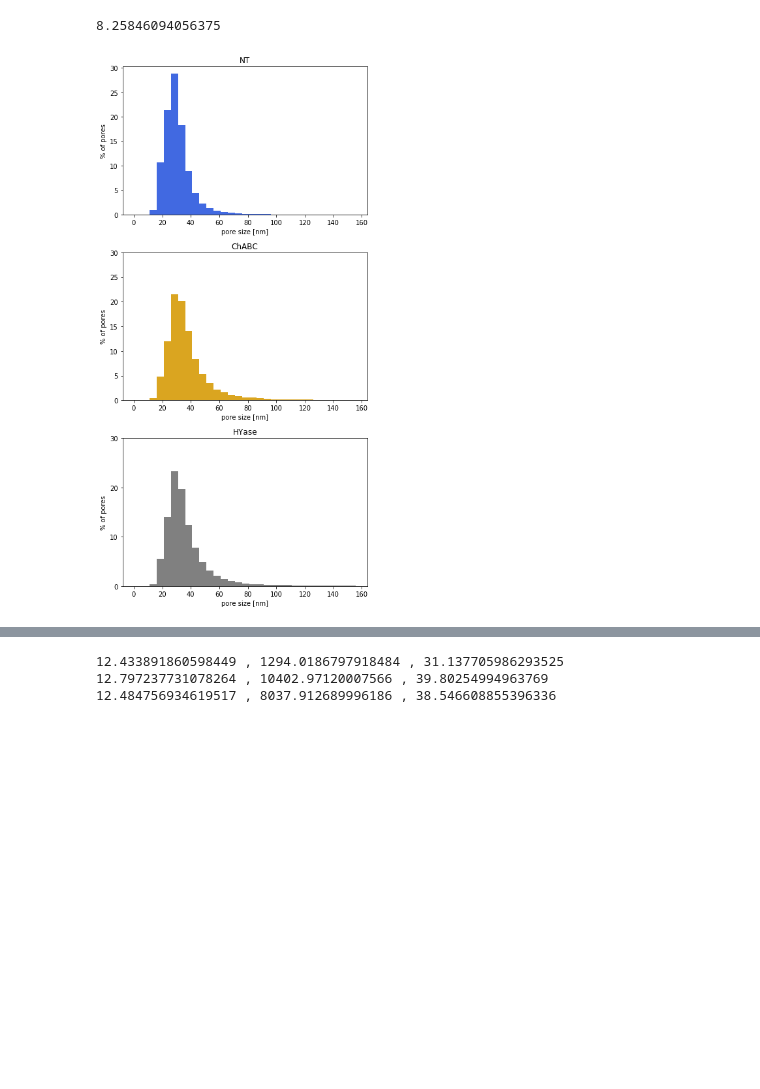
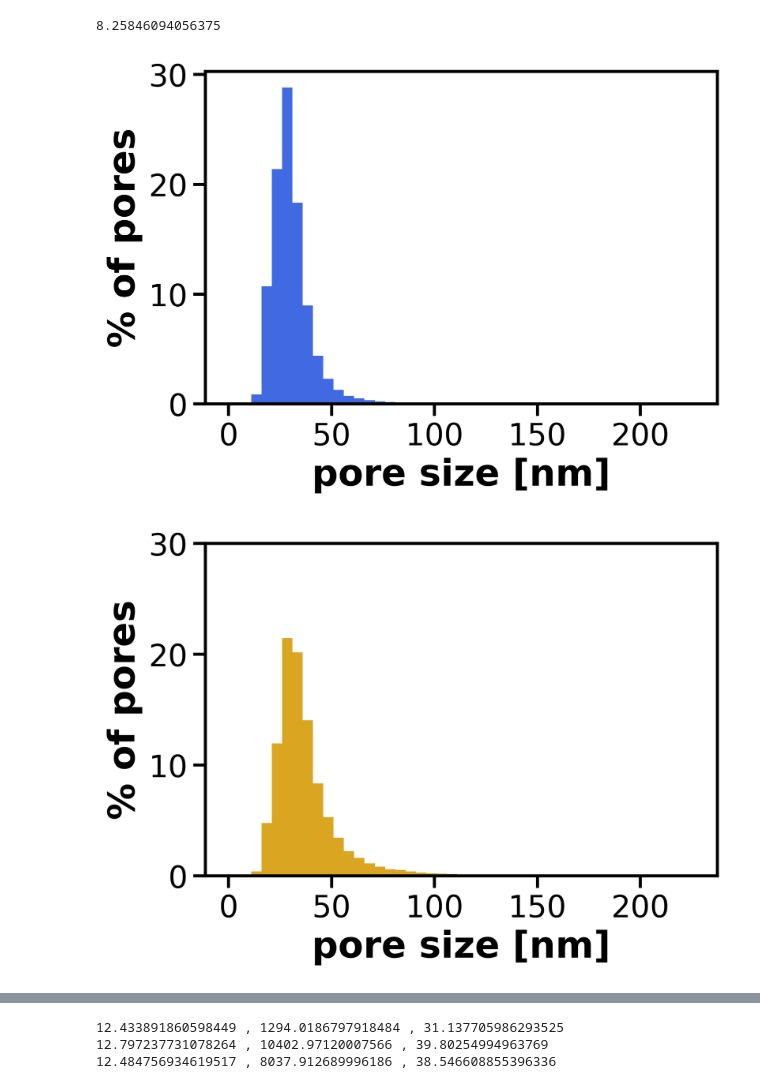
Before and after one commit to mimc7580/image_analysis, a Jupyter notebook: 04_25_20_Obstruction_Scaling_Model_Development.ipynb, the cells around one changed output, grey strips where cells are left out. Drawn from its saved outputs; the diff is of its cells as text; code cells hidden in the pictures; blank space fills up the shorter version.

```diff
--- a/04_25_20_Obstruction_Scaling_Model_Development.ipynb
+++ b/04_25_20_Obstruction_Scaling_Model_Development.ipynb
@@ -288,38 +335,37 @@ Deff_vals_HYase['Pore size [nm]'] = 2*((r_s+r_f)/((-4/math.pi*(np.log((Deff_vals
 Deff_vals_HYase = Deff_vals_HYase.dropna()
 Deff_vals_HYase = Deff_vals_HYase.reset_index(drop=True)
 # %%
-fig = plt.figure(figsize = (6,12))
-ax = fig.add_subplot(3,1,1)
-ax = Deff_vals_NT["Pore size [nm]"].plot.hist(weights = np.ones_like(Deff_vals_NT.index) / len(Deff_vals_NT.index)*100, bins=[0,6,11,16,21,26,31,36,41,46,51,56,61,66,71,76,81,86,91,96,101,106,111,116,121,126,131,136,141,146,151,156],color='royalblue')
-#ax.xaxis.set_ticks(np.arange(0, 101, 5))
-ax.yaxis.set_ticks(np.arange(0, 31, 5))
-ax.set_ylabel('% of pores')
-ax.set_xlabel('pore size [nm]')
-ax.set_title('NT')
-ax2 = fig.add_subplot(3,1,2)
-ax2 = Deff_vals_ChABC["Pore size [nm]"].plot.hist(weights = np.ones_like(Deff_vals_ChABC.index) / len(Deff_vals_ChABC.index)*100, bins=[0,6,11,16,21,26,31,36,41,46,51,56,61,66,71,76,81,86,91,96,101,106,111,116,121,126,131,136,141,146,151,156], color='goldenrod')
-#ax2.xaxis.set_ticks(np.arange(0, 101, 5))
-ax2.yaxis.set_ticks(np.arange(0, 31, 5))
-ax2.set_ylabel('% of pores')
-ax2.set_xlabel('pore size [nm]')
-ax2.set_title('ChABC')
-ax3 = fig.add_subplot(3,1,3)
-ax3 = Deff_vals_HYase["Pore size [nm]"].plot.hist(weights = np.ones_like(Deff_vals_HYase.index) / len(Deff_vals_HYase.index)*100, bins=[0,6,11,16,21,26,31,36,41,46,51,56,61,66,71,76,81,86,91,96,101,106,111,116,121,126,131,136,141,146,151,156], color='grey')
-#ax3.xaxis.set_ticks(np.arange(0, 41, 5))
+plt.figure(1, dpi=300).tight_layout()
+ax = plt.gca()
+ax = Deff_vals_NT["Pore size [nm]"].plot.hist(weights = np.ones_like(Deff_vals_NT.index) / len(Deff_vals_NT.index)*100, bins=[0,6,11,16,21,26,31,36,41,46,51,56,61,66,71,76,81,86,91,96,101,106,111,116,121,126,131,136,141,146,151,156,161,166,171,176,181,186,191,196,201,206,211,216,221,226],color='royalblue')
+ax.yaxis.set_ticks(np.arange(0, 31, 10))
+ax.set_ylabel('% of pores', fontsize=24, weight='bold')
+ax.set_xlabel('pore size [nm]', fontsize=24, weight='bold')
+ax.tick_params(labelsize=20, length=8, width=2)
+ax.tick_params(which = 'minor', length=5, width=1)
+for axis in ['top','bottom','left','right']:
+    ax.spines[axis].set_linewidth(2)
+
+plt.figure(2, dpi=300).tight_layout()
+ax2.set_title('Normal control')
+ax2 = Deff_vals_ChABC["Pore size [nm]"].plot.hist(weights = np.ones_like(Deff_vals_ChABC.index) / len(Deff_vals_ChABC.index)*100, bins=[0,6,11,16,21,26,31,36,41,46,51,56,61,66,71,76,81,86,91,96,101,106,111,116,121,126,131,136,141,146,151,156,161,166,171,176,181,186,191,196,201,206,211,216,221,226], color='goldenrod')
+ax2.yaxis.set_ticks(np.arange(0, 31, 10))
+ax2.set_ylabel('% of pores', fontsize=24, weight='bold')
+ax2.set_xlabel('pore size [nm]', fontsize=24, weight='bold')
+ax2.tick_params(labelsize=20, length=8, width=2)
+ax2.tick_params(which = 'minor', length=5, width=1)
+for axis in ['top','bottom','left','right']:
+    ax2.spines[axis].set_linewidth(2)
+
+plt.figure(3, dpi=300).tight_layout()
+ax3 = Deff_vals_HYase["Pore size [nm]"].plot.hist(weights = np.ones_like(Deff_vals_HYase.index) / len(Deff_vals_HYase.index)*100, bins=[0,6,11,16,21,26,31,36,41,46,51,56,61,66,71,76,81,86,91,96,101,106,111,116,121,126,131,136,141,146,151,156,161,166,171,176,181,186,191,196,201,206,211,216,221,226], color='grey')
 ax3.yaxis.set_ticks(np.arange(0, 31, 10))
-ax3.set_ylabel('% of pores')
-ax3.set_xlabel('pore size [nm]')
-ax3.set_title('HYase')
-#ax4 = fig.add_subplot(2,2,4)
-#ax4 = Deff_vals_NT["Pore size [nm]"].plot.hist(weights = [np.ones_like(Deff_vals_NT.index) / len(Deff_vals_NT.index)*100, np.ones_like(Deff_vals_ChABC.index) / len(Deff_vals_ChABC.index)*100, np.ones_like(Deff_vals_HYase.index) / len(Deff_vals_HYase.index)*100], bins=[0,6,11,16,21,26,31,36,41,46,51,56,61,66,71,76,81,86,91,96,101,106,111,116,121,126,131,136,141,146,151,156], color=['royalblue', 'goldenrod', 'grey'], alpha = 0.5)
-#ax4 = Deff_vals_NT["Pore size [nm]"].plot.hist(weights = np.ones_like(Deff_vals_NT.index) / len(Deff_vals_NT.index)*100, bins=[0,6,11,16,21,26,31,36,41,46,51,56,61,66,71,76,81,86,91,96,101,106,111,116,121,126,131,136,141,146,151,156], color='royalblue', alpha = 0.5)
-#ax4 = Deff_vals_ChABC["Pore size [nm]"].plot.hist(weights = np.ones_like(Deff_vals_ChABC.index) / len(Deff_vals_ChABC.index)*100, bins=[0,6,11,16,21,26,31,36,41,46,51,56,61,66,71,76,81,86,91,96,101,106,111,116,121,126,131,136,141,146,151,156] ,color='goldenrod', alpha = 0.5)
-#ax4 = Deff_vals_HYase["Pore size [nm]"].plot.hist(weights = np.ones_like(Deff_vals_HYase.index) / len(Deff_vals_HYase.index)*100, bins=[0,6,11,16,21,26,31,36,41,46,51,56,61,66,71,76,81,86,91,96,101,106,111,116,121,126,131,136,141,146,151,156], color='grey', alpha = 0.5)
-#ax4.xaxis.set_ticks(np.arange(0, 41, 5))
-#ax4.yaxis.set_ticks(np.arange(0, 31, 5))
-#ax4.set_ylabel('% of pores')
-#ax4.set_xlabel('pore size [nm]')
-#ax4.set_title('P35')
-plt.tight_layout()
+ax3.set_ylabel('% of pores', fontsize=24, weight='bold')
+ax3.set_xlabel('pore size [nm]', fontsize=24, weight='bold')
+ax3.tick_params(labelsize=20, length=8, width=2)
+ax3.tick_params(which = 'minor', length=5, width=1)
+for axis in ['top','bottom','left','right']:
+    ax3.spines[axis].set_linewidth(2)
 # %% [output]
-[figure, old version]
+[figure, new version]
+[figure, added]
```
Also changed, not shown: parts of 4 cells of this notebook.
